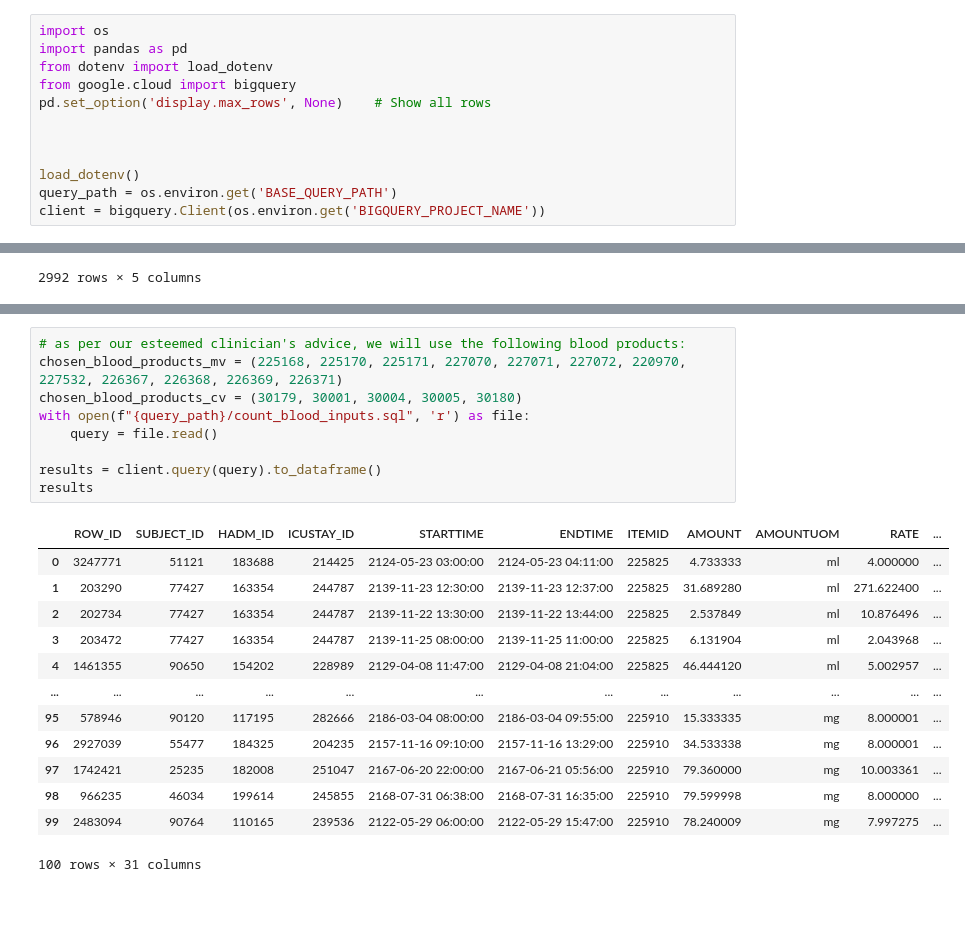
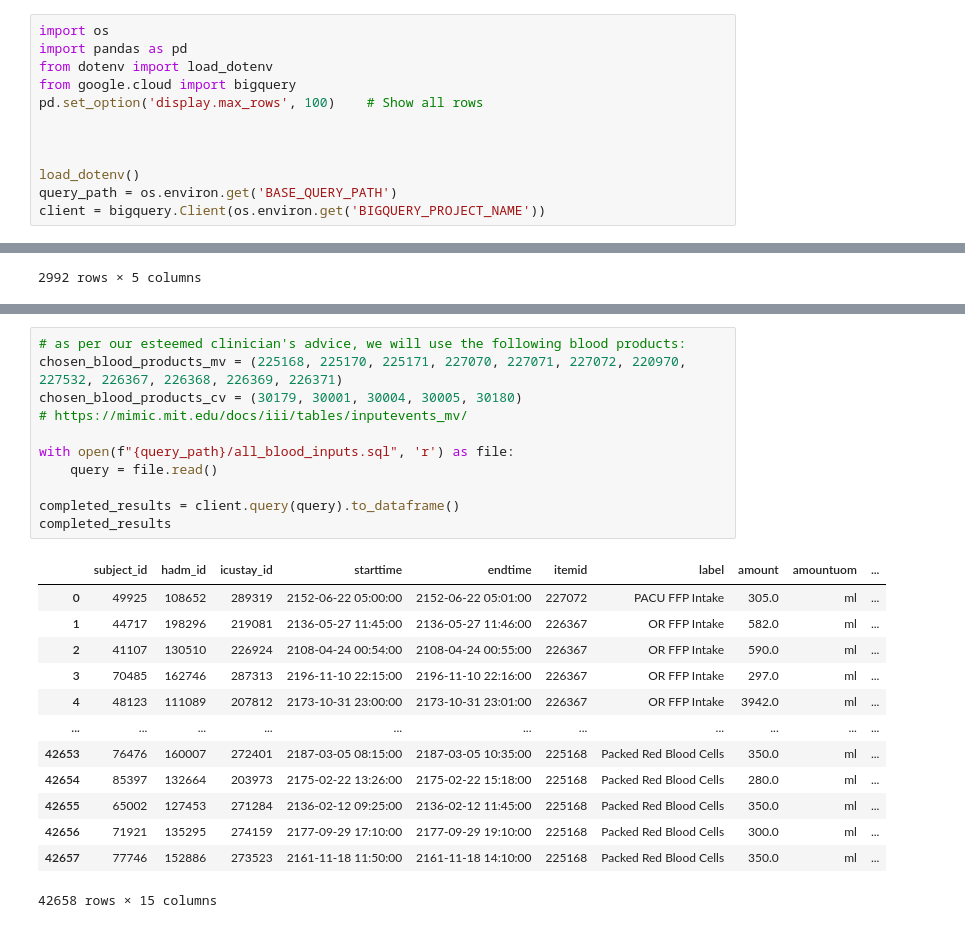
Before and after one commit to kmorhun/tranfusion-reactions, a Jupyter notebook: exploratory_data_analysis/eda_kat.ipynb, the cells around one changed output, grey strips where cells are left out. Saved outputs shown, nothing was run; the diff lists cells and outputs as text.

```diff
--- a/exploratory_data_analysis/eda_kat.ipynb
+++ b/exploratory_data_analysis/eda_kat.ipynb
@@ -11,7 +11,7 @@ import os
 import pandas as pd
 from dotenv import load_dotenv
 from google.cloud import bigquery
-pd.set_option('display.max_rows', None)    # Show all rows
+pd.set_option('display.max_rows', 100)    # Show all rows
 
 
 
@@ -113,23 +98,25 @@ results
 # %%
 # as per our esteemed clinician's advice, we will use the following blood products:
 chosen_blood_products_mv = (225168, 225170, 225171, 227070, 227071, 227072, 220970, 227532, 226367, 226368, 226369, 226371)
 chosen_blood_products_cv = (30179, 30001, 30004, 30005, 30180)
-with open(f"{query_path}/count_blood_inputs.sql", 'r') as file:
+# https://mimic.mit.edu/docs/iii/tables/inputevents_mv/
+
+with open(f"{query_path}/all_blood_inputs.sql", 'r') as file:
     query = file.read()
 
-results = client.query(query).to_dataframe()
-results
+completed_results = client.query(query).to_dataframe()
+completed_results
 # %% [output]
-|  | ROW_ID | SUBJECT_ID | HADM_ID | ICUSTAY_ID | STARTTIME | ENDTIME | ITEMID | AMOUNT | AMOUNTUOM | RATE | ... |
-| 0 | 3247771 | 51121 | 183688 | 214425 | 2124-05-23 03:00:00 | 2124-05-23 04:11:00 | 225825 | 4.733333 | ml | 4.000000 | ... |
-| 1 | 203290 | 77427 | 163354 | 244787 | 2139-11-23 12:30:00 | 2139-11-23 12:37:00 | 225825 | 31.689280 | ml | 271.622400 | ... |
-| 2 | 202734 | 77427 | 163354 | 244787 | 2139-11-22 13:30:00 | 2139-11-22 13:44:00 | 225825 | 2.537849 | ml | 10.876496 | ... |
-| 3 | 203472 | 77427 | 163354 | 244787 | 2139-11-25 08:00:00 | 2139-11-25 11:00:00 | 225825 | 6.131904 | ml | 2.043968 | ... |
-| 4 | 1461355 | 90650 | 154202 | 228989 | 2129-04-08 11:47:00 | 2129-04-08 21:04:00 | 225825 | 46.444120 | ml | 5.002957 | ... |
-| ... | ... | ... | ... | ... | ... | ... | ... | ... | ... | ... | ... |
-| 95 | 578946 | 90120 | 117195 | 282666 | 2186-03-04 08:00:00 | 2186-03-04 09:55:00 | 225910 | 15.333335 | mg | 8.000001 | ... |
-| 96 | 2927039 | 55477 | 184325 | 204235 | 2157-11-16 09:10:00 | 2157-11-16 13:29:00 | 225910 | 34.533338 | mg | 8.000001 | ... |
-| 97 | 1742421 | 25235 | 182008 | 251047 | 2167-06-20 22:00:00 | 2167-06-21 05:56:00 | 225910 | 79.360000 | mg | 10.003361 | ... |
-| 98 | 966235 | 46034 | 199614 | 245855 | 2168-07-31 06:38:00 | 2168-07-31 16:35:00 | 225910 | 79.599998 | mg | 8.000000 | ... |
-| 99 | 2483094 | 90764 | 110165 | 239536 | 2122-05-29 06:00:00 | 2122-05-29 15:47:00 | 225910 | 78.240009 | mg | 7.997275 | ... |
+|  | subject_id | hadm_id | icustay_id | starttime | endtime | itemid | label | amount | amountuom | ... |
+| 0 | 49925 | 108652 | 289319 | 2152-06-22 05:00:00 | 2152-06-22 05:01:00 | 227072 | PACU FFP Intake | 305.0 | ml | ... |
+| 1 | 44717 | 198296 | 219081 | 2136-05-27 11:45:00 | 2136-05-27 11:46:00 | 226367 | OR FFP Intake | 582.0 | ml | ... |
+| 2 | 41107 | 130510 | 226924 | 2108-04-24 00:54:00 | 2108-04-24 00:55:00 | 226367 | OR FFP Intake | 590.0 | ml | ... |
+| 3 | 70485 | 162746 | 287313 | 2196-11-10 22:15:00 | 2196-11-10 22:16:00 | 226367 | OR FFP Intake | 297.0 | ml | ... |
+| 4 | 48123 | 111089 | 207812 | 2173-10-31 23:00:00 | 2173-10-31 23:01:00 | 226367 | OR FFP Intake | 3942.0 | ml | ... |
+| ... | ... | ... | ... | ... | ... | ... | ... | ... | ... | ... |
+| 42653 | 76476 | 160007 | 272401 | 2187-03-05 08:15:00 | 2187-03-05 10:35:00 | 225168 | Packed Red Blood Cells | 350.0 | ml | ... |
+| 42654 | 85397 | 132664 | 203973 | 2175-02-22 13:26:00 | 2175-02-22 15:18:00 | 225168 | Packed Red Blood Cells | 280.0 | ml | ... |
+| 42655 | 65002 | 127453 | 271284 | 2136-02-12 09:25:00 | 2136-02-12 11:45:00 | 225168 | Packed Red Blood Cells | 350.0 | ml | ... |
+| 42656 | 71921 | 135295 | 274159 | 2177-09-29 17:10:00 | 2177-09-29 19:10:00 | 225168 | Packed Red Blood Cells | 300.0 | ml | ... |
+| 42657 | 77746 | 152886 | 273523 | 2161-11-18 11:50:00 | 2161-11-18 14:10:00 | 225168 | Packed Red Blood Cells | 350.0 | ml | ... |
-100 rows × 31 columns
+42658 rows × 15 columns
```
Also changed, not shown: parts of 8 cells of this notebook, 9 other files.
